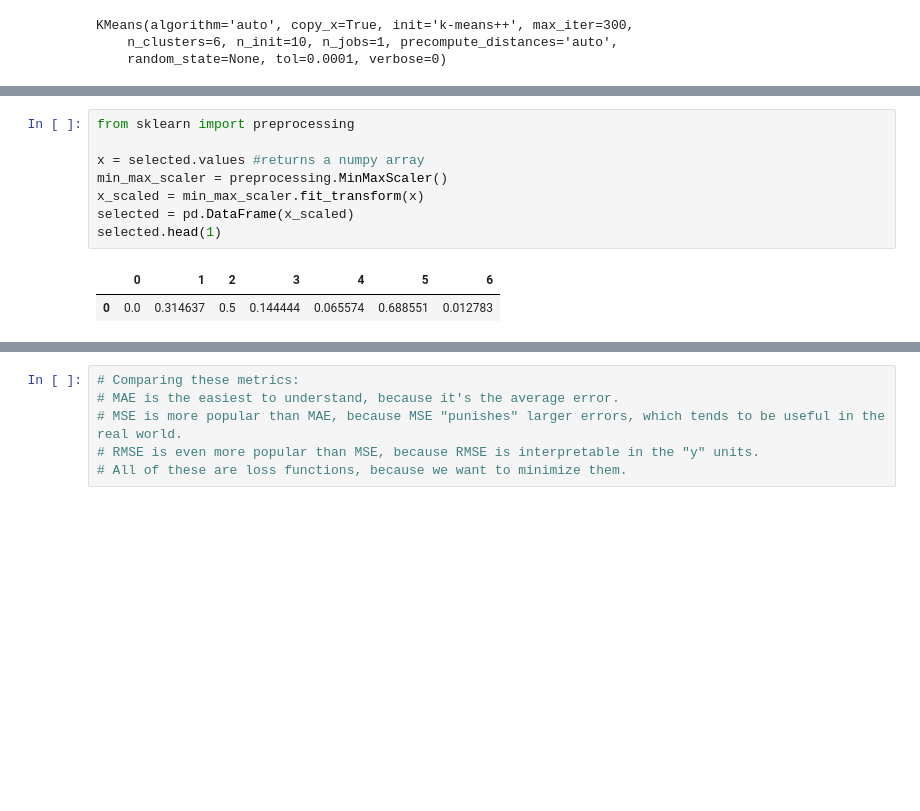
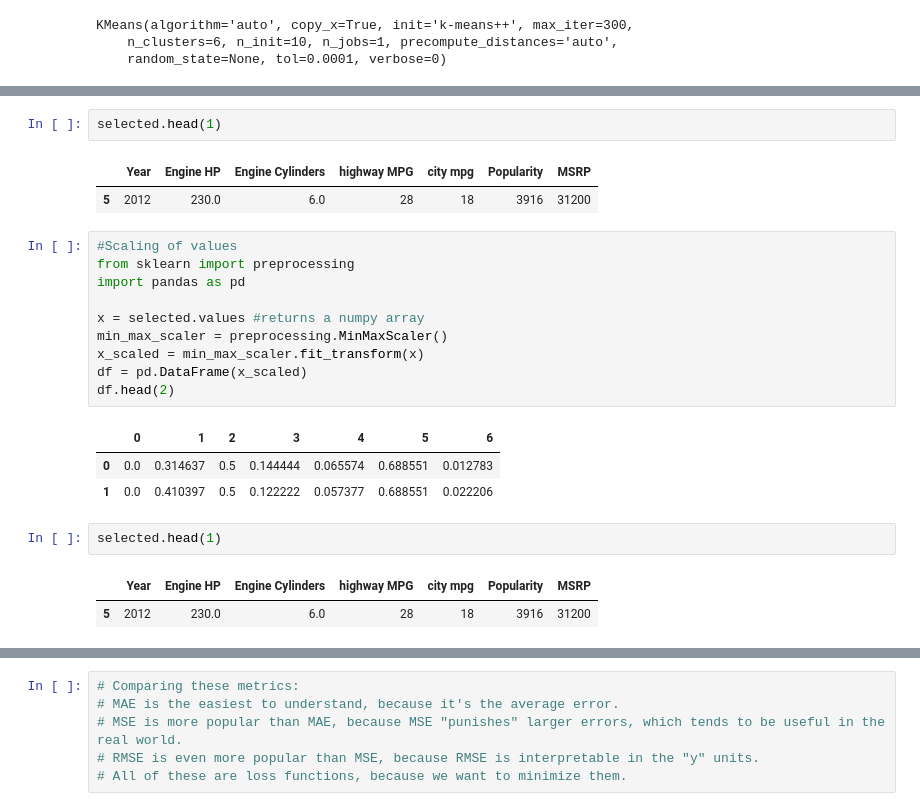
Before and after one commit to pujakb/ML, a Jupyter notebook: LR/LinearRegression.ipynb, the cells around one changed output, grey strips where cells are left out. Cells and saved outputs as stored; diff of their text form; blank space fills up the shorter version.

```diff
--- a/LR/LinearRegression.ipynb
+++ b/LR/LinearRegression.ipynb
@@ -146,11 +130,24 @@ Counter({0: 519, 5: 166, 4: 20, 1: 42, 3: 5, 2: 1})
+# %%
+selected.head(1)
+# %% [output]
+|  | Year | Engine HP | Engine Cylinders | highway MPG | city mpg | Popularity | MSRP |
+| 5 | 2012 | 230.0 | 6.0 | 28 | 18 | 3916 | 31200 |
 # %%
+#Scaling of values
 from sklearn import preprocessing
+import pandas as pd
 
 x = selected.values #returns a numpy array
 min_max_scaler = preprocessing.MinMaxScaler()
 x_scaled = min_max_scaler.fit_transform(x)
-selected = pd.DataFrame(x_scaled)
-selected.head(1)
+df = pd.DataFrame(x_scaled)
+df.head(2)
 # %% [output]
 |  | 0 | 1 | 2 | 3 | 4 | 5 | 6 |
 | 0 | 0.0 | 0.314637 | 0.5 | 0.144444 | 0.065574 | 0.688551 | 0.012783 |
+| 1 | 0.0 | 0.410397 | 0.5 | 0.122222 | 0.057377 | 0.688551 | 0.022206 |
+# %%
+selected.head(1)
+# %% [output]
+|  | Year | Engine HP | Engine Cylinders | highway MPG | city mpg | Popularity | MSRP |
+| 5 | 2012 | 230.0 | 6.0 | 28 | 18 | 3916 | 31200 |
```
Also changed, not shown: parts of 17 cells of this notebook.
